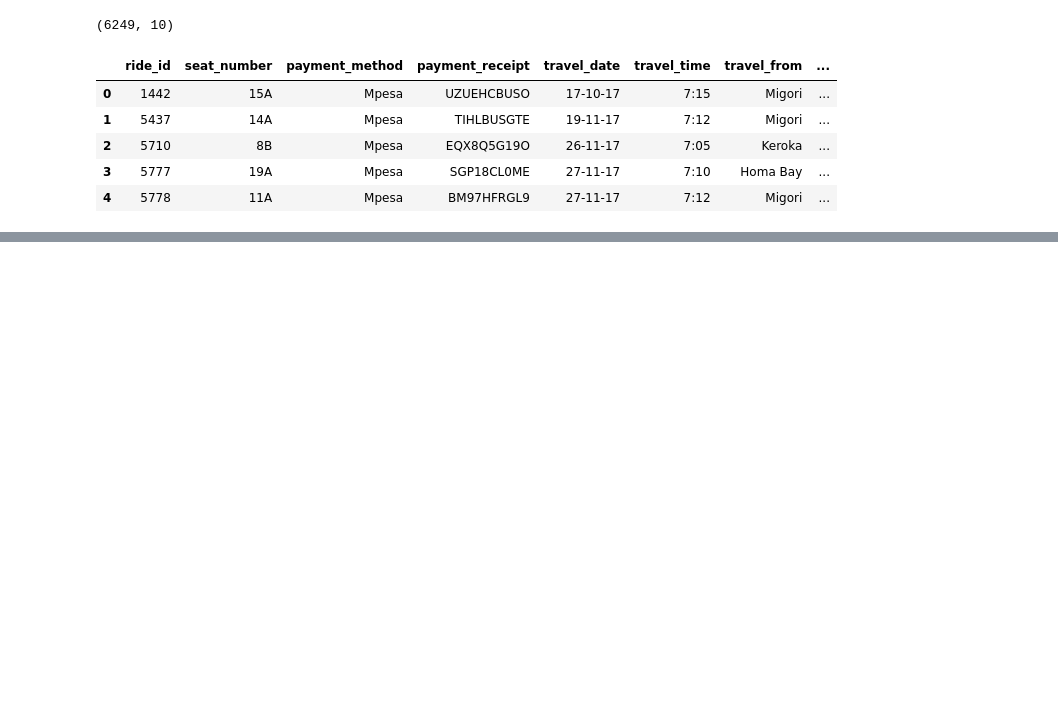
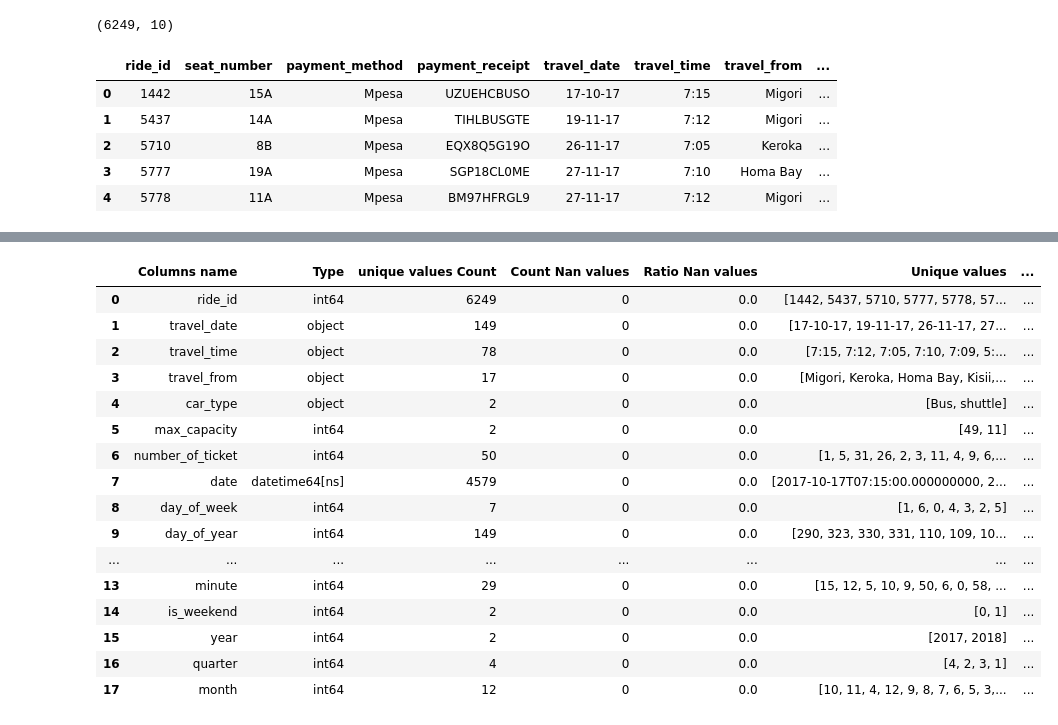
Before and after one commit to anshudhanshu/Demand-Prediction-for-public-transport, a Jupyter notebook: Sudhanshu_Rawat_Team_5_Capstone_Project.ipynb, the cells around one changed output, grey strips where cells are left out. Drawn from its saved outputs; the diff is of its cells as text; code cells hidden in the pictures; blank space fills up the shorter version.

```diff
--- a/Sudhanshu_Rawat_Team_5_Capstone_Project.ipynb
+++ b/Sudhanshu_Rawat_Team_5_Capstone_Project.ipynb
@@ -352,0 +362,18 @@ y = dataset['number_of_ticket']
+# %%
+dataset["date"]=dataset["travel_date"]+ " "+dataset["travel_time"]
+# %%
+def  time_features(df):
+    df["date"]=pd.to_datetime(df["date"])
+    df["day_of_week"]=df["date"].dt.dayofweek
+    df["day_of_year"]=df["date"].dt.dayofyear
+    df["day_of_month"]=df["date"].dt.day
+    df["year_woy"]=df["date"].dt.year.astype(str)+df["date"].dt.weekofyear.astype(str)
+    df["hour"]=df["date"].dt.hour
+    df["minute"]=df["date"].dt.minute
+    df["is_weekend"]=df["day_of_week"].apply( lambda x : 1 if x  in [5,6] else 0 )
+    df["year"]=df["date"].dt.year
+    df["quarter"]=df["date"].dt.quarter
+    df["month"]=df["date"].dt.month
+    return df
+# %%
+dataset=time_features(dataset)
@@ -352,0 +389,35 @@ y = dataset['number_of_ticket']
+# %%
+def data_characterization(df):
+  characterized_df = pd.DataFrame(columns=['Columns name',	'Type', 'unique values Count', 'Count Nan values','Ratio Nan values','Unique values',	'Max',	'Min','Mean','std'])
+  for col in df.columns:
+    try:
+      characterized_df = characterized_df.append({'Columns name':col,	'Type':df[col].dtype, 'unique values Count':len(df[col].unique()),
+                                                  'Count Nan values':df[col].isnull().sum(),'Ratio Nan values':df[col].isnull().sum()/df[col].shape[0],
+                                                  'Unique values':df[col].unique(),	'Max':df[col].max(),	'Min':df[col].min(),'Mean':df[col].mean(),'std':df[col].std()},
+                                                ignore_index=True)
+    except:
+      characterized_df = characterized_df.append({'Columns name':col,	'Type':df[col].dtype, 'unique values Count':len(df[col].unique()),
+                                                  'Count Nan values':df[col].isnull().sum(),'Ratio Nan values':df[col].isnull().sum()/df[col].shape[0],
+                                                  'Unique values':df[col].unique(),	'Max':np.nan,	'Min':np.nan,'Mean':np.nan,'std':np.nan},
+                                                ignore_index=True)
+  return characterized_df
+# %%
+data_characterization(dataset)
+# %% [output]
+|  | Columns name | Type | unique values Count | Count Nan values | Ratio Nan values | Unique values | ... |
+| 0 | ride_id | int64 | 6249 | 0 | 0.0 | [1442, 5437, 5710, 5777, 5778, 57... | ... |
+| 1 | travel_date | object | 149 | 0 | 0.0 | [17-10-17, 19-11-17, 26-11-17, 27... | ... |
+| 2 | travel_time | object | 78 | 0 | 0.0 | [7:15, 7:12, 7:05, 7:10, 7:09, 5:... | ... |
+| 3 | travel_from | object | 17 | 0 | 0.0 | [Migori, Keroka, Homa Bay, Kisii,... | ... |
+| 4 | car_type | object | 2 | 0 | 0.0 | [Bus, shuttle] | ... |
+| 5 | max_capacity | int64 | 2 | 0 | 0.0 | [49, 11] | ... |
+| 6 | number_of_ticket | int64 | 50 | 0 | 0.0 | [1, 5, 31, 26, 2, 3, 11, 4, 9, 6,... | ... |
+| 7 | date | datetime64[ns] | 4579 | 0 | 0.0 | [2017-10-17T07:15:00.000000000, 2... | ... |
+| 8 | day_of_week | int64 | 7 | 0 | 0.0 | [1, 6, 0, 4, 3, 2, 5] | ... |
+| 9 | day_of_year | int64 | 149 | 0 | 0.0 | [290, 323, 330, 331, 110, 109, 10... | ... |
+| ... | ... | ... | ... | ... | ... | ... | ... |
+| 13 | minute | int64 | 29 | 0 | 0.0 | [15, 12, 5, 10, 9, 50, 6, 0, 58, ... | ... |
+| 14 | is_weekend | int64 | 2 | 0 | 0.0 | [0, 1] | ... |
+| 15 | year | int64 | 2 | 0 | 0.0 | [2017, 2018] | ... |
+| 16 | quarter | int64 | 4 | 0 | 0.0 | [4, 2, 3, 1] | ... |
+| 17 | month | int64 | 12 | 0 | 0.0 | [10, 11, 4, 12, 9, 8, 7, 6, 5, 3,... | ... |
```
Also changed, not shown: parts of 44 cells of this notebook.
